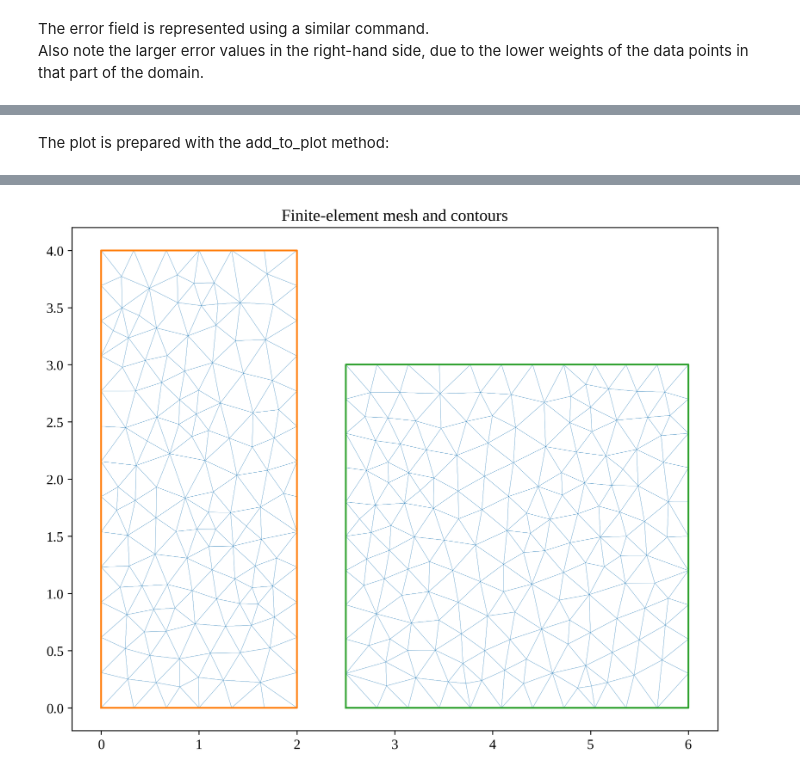
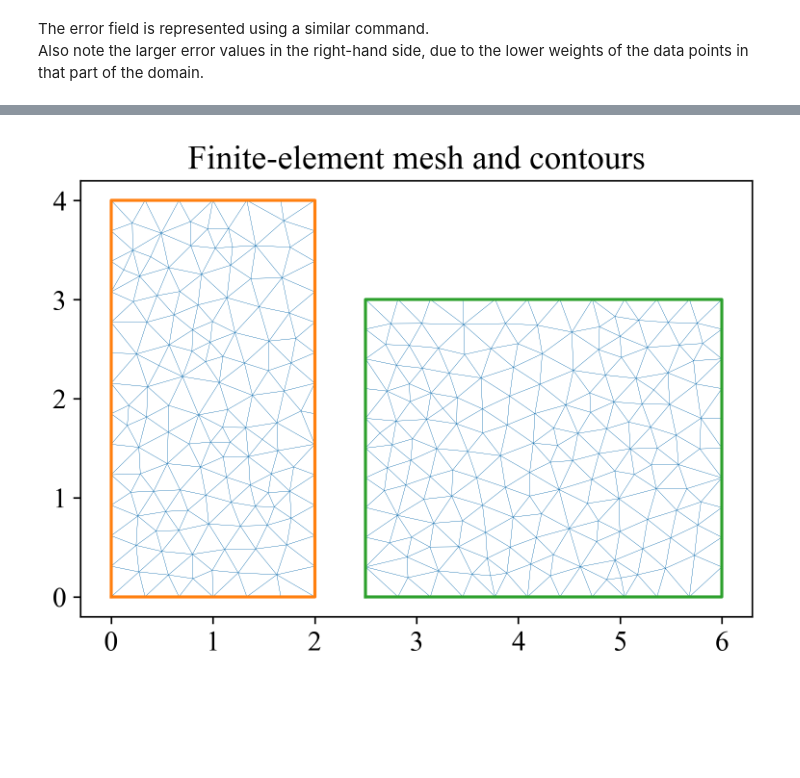
Before and after one commit to gher-uliege/DivaPythonTools, a Jupyter notebook: Notebooks/run_diva2D_rectangles.ipynb, the cells around one changed output, grey strips where cells are left out. Drawn from its saved outputs; the diff is of its cells as text; code cells hidden in the pictures; blank space fills up the shorter version.

```diff
--- a/Notebooks/run_diva2D_rectangles.ipynb
+++ b/Notebooks/run_diva2D_rectangles.ipynb
@@ -164,0 +156,2 @@ logger.info("Finished generation of the finite-element mesh")
+# %%
+mesh2d = pydiva2d.Diva2DMesh().make(divadir)
@@ -184,5 +207,5 @@ import netCDF4
 import matplotlib.pyplot as plt
 from matplotlib import rcParams
 %matplotlib inline
+
+rcParams.update({'font.size': 14, 'figure.dpi': 300})
-# %%
-rcParams.update({'font.size': 12, 'figure.dpi': 300})
@@ -261,9 +279,7 @@ mesh2D.read_from(DivaFiles.mesh, DivaFiles.meshtopo)
-# %% [markdown]
-The plot is prepared with the add_to_plot method:
 # %%
 fig = plt.figure()
 ax = fig.add_subplot(111)
-mesh2D.add_to_plot(lw=0.1)
+mesh2d.add_to_plot(lw=0.1)
 contour2D.add_to_plot()
 plt.title('Finite-element mesh and contours')
 plt.show()
@@ -277 +293 @@ plt.close()
-[figure, old version]
+[figure, new version]
```
Also changed, not shown: parts of 34 cells of this notebook, 5 other files.
